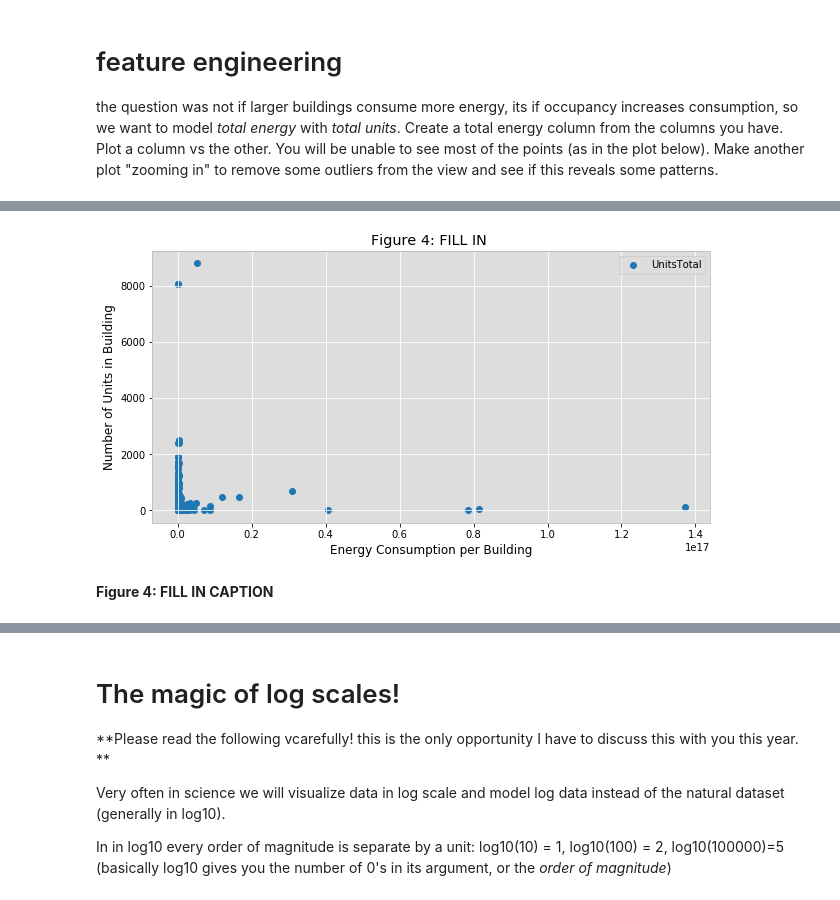
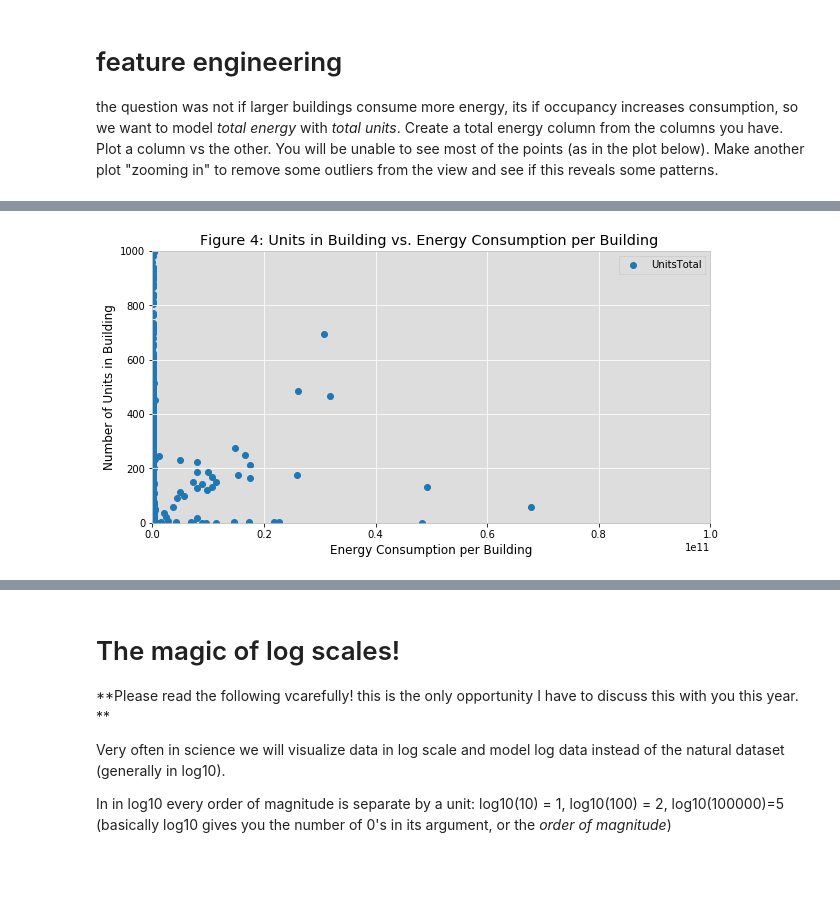
Before and after one commit to mebauer/PUI2018_mb6203, a Jupyter notebook: HW10_mb6203/HW10_Assignment2.ipynb, the cells around one changed output, grey strips where cells are left out. Cells and saved outputs as stored; diff of their text form; code cells hidden in the pictures; blank space fills up the shorter version.

```diff
--- a/HW10_mb6203/HW10_Assignment2.ipynb
+++ b/HW10_mb6203/HW10_Assignment2.ipynb
@@ -315,3 +302,5 @@ bblnrgdata.dropna(inplace=True)
+# %%
+bblnrgdata = bblnrgdata.loc[bblnrgdata['nrg']!=0,:]
 # %%
 bblnrgdata.sort_values(by=['nrg'], ascending=True)
 # %% [output]
@@ -364,20 +332,19 @@ bblnrgdata.drop(['nrg_per'], axis=1)
 # %%
 ## multiplying area by energy/area to get total energy per building
 bblnrgdata['nrg'] = bblnrgdata[\
-    'nrg'].astype(float) *\
-                bblnrgdata['Reported Property Floor Area (Building(s)) (ft²)'].astype(float)
+    'Reported Property Floor Area (Building(s)) (ft²)'].astype(float) *\
+                bblnrgdata['Site EUI(kBtu/ft2)'].astype(float)
 # %%
 fig = pl.figure(figsize=(10,5))
 ax = fig.add_subplot(111)
 
 scatter = ax.scatter(bblnrgdata['nrg'], bblnrgdata['UnitsTotal'])
 ax.set_ylabel("Number of Units in Building")
 ax.set_xlabel("Energy Consumption per Building")
-ax.set_ylim()
-ax.set_title('Figure 4: FILL IN ')
+ax.set_ylim(top=1000, bottom=0.0)
+ax.set_xlim(0, 100000000000)
+ax.set_title('Figure 4: Units in Building vs. Energy Consumption per Building ')
 pl.legend()
 pl.show()
 # %% [output]
-[figure, old version]
+[figure, new version]
-# %% [markdown]
-**Figure 4: FILL IN CAPTION**
```
Also changed, not shown: parts of 44 cells of this notebook, 2 other files.
